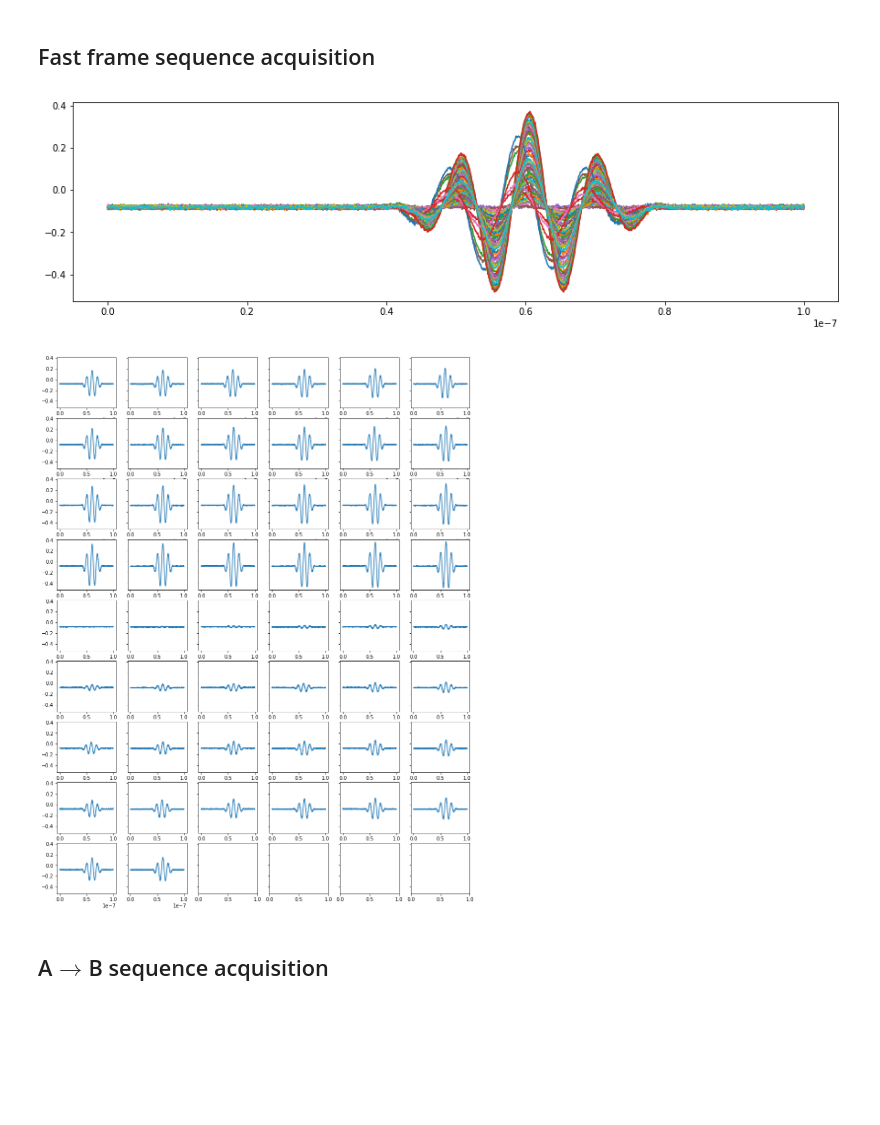
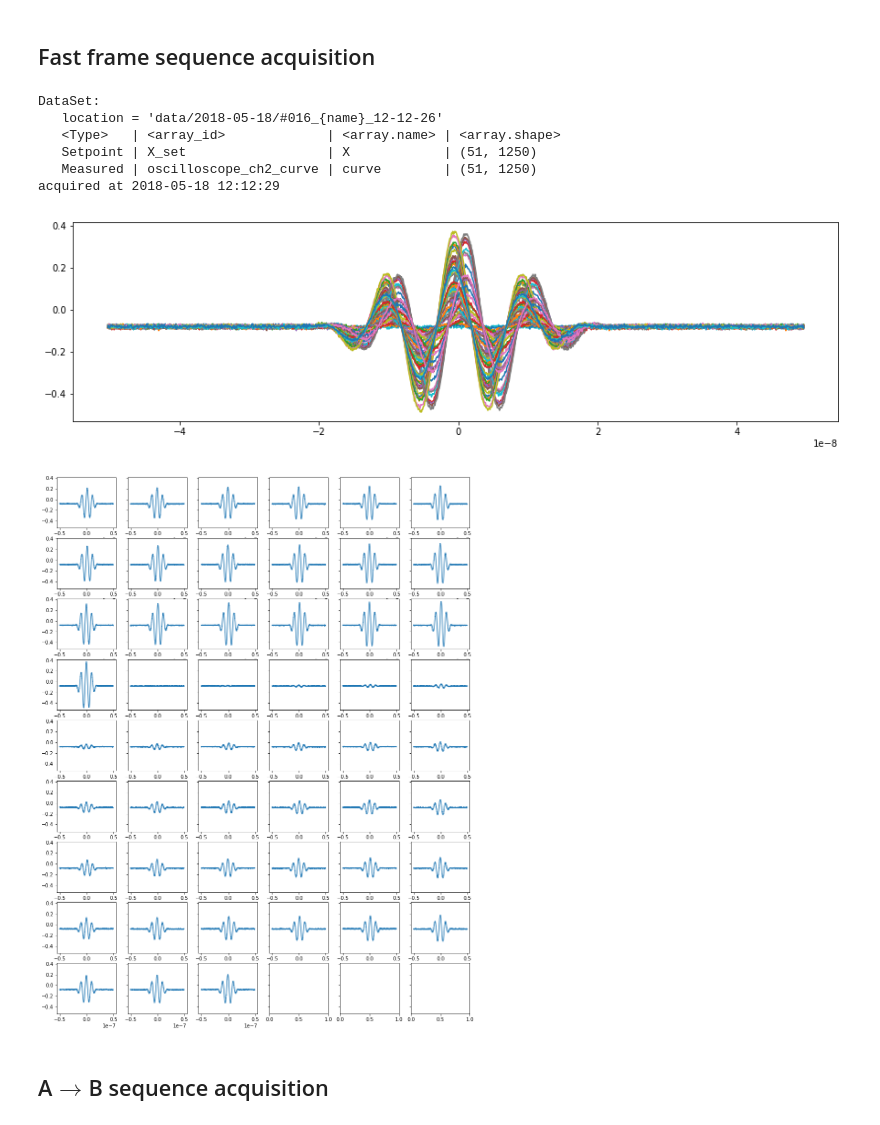
Before and after one commit to joe1gi/Qcodes, a Jupyter notebook: docs/examples/driver_examples/Qcodes example with Tektronix DPO70000.ipynb, the cells around one changed output. Drawn from its saved outputs; the diff is of its cells as text; code cells hidden in the pictures; blank space fills up the shorter version.

Commit message:
Tektronix DPO driver tweaks
* curve returns min/max arrays when peakdetect or envelope are used
* time axis has zero at the trigger point

```diff
--- a/docs/examples/driver_examples/Qcodes example with Tektronix DPO70000.ipynb
+++ b/docs/examples/driver_examples/Qcodes example with Tektronix DPO70000.ipynb
@@ -332,8 +382,6 @@ osc.acq_wfmdbs()
 # %%
-# retrieve histogram counts
-pixmap = channel.pixmap.get()
-setpoints = channel.pixmap.setpoints
-xs, ys = np.broadcast_arrays(setpoints[0][:,None], setpoints[1])
+pixmap = data.arrays[channel.pixmap.full_name]
+xs, ys = np.broadcast_arrays(data.arrays['X_set'][:,None], data.arrays['Y_set'])
 fig, ax = plt.subplots(figsize=(15,4))
-ax.pcolormesh(xs, ys, pixmap, cmap='bone_r')
+ax.pcolormesh(xs, ys, pixmap, cmap='gray_r');
 # %% [output]
@@ -369,7 +423,7 @@ ax.pcolormesh(xs, ys, pixmap, cmap='bone_r')
 # %%
 # retrieve mean of the histogram
-data = channel.curve.get()
-xs = channel.curve.setpoints[0]
+data, = channel.curve.get()
+xs, = channel.curve.setpoints[0]
 fig, ax = plt.subplots(figsize=(15, 4))
 ax.plot(xs, data, '.');
 # %% [output]
@@ -392,5 +440,0 @@ plt.plot(data.T)
-# %%
-data = channel.curve.get()
-xs = channel.curve.setpoints[-1]
-fig, ax = plt.subplots(figsize=(15, 4))
-ax.plot(xs[0], data[0]);
@@ -409,20 +463,29 @@ channel.curve.prepare()
 osc.triggerA.edge_source('aux')
 osc.triggerA.autoset()
 osc.triggerB.state(False)
+# %%
+# retrieve all frames from the instrument
+channel.curve.prepare()
+data = qcodes.Measure(channel.curve).run()
+# %% [output]
+DataSet:
+   location = 'data/2018-05-18/#016_{name}_12-12-26'
+   <Type>   | <array_id>             | <array.name> | <array.shape>
+   Setpoint | X_set                  | X            | (51, 1250)
+   Measured | oscilloscope_ch2_curve | curve        | (51, 1250)
+acquired at 2018-05-18 12:12:29
 # %%
-data = channel.curve.get()
-xss = channel.curve.setpoints[1]
 fig, ax = plt.subplots(figsize=(15,4))
-for xs, trace in zip(xss, data):
+for xs, trace in zip(data.arrays['X_set'], data.arrays[channel.curve.full_name]):
     ax.plot(xs, trace)
 # %% [output]
-[figure, old version]
+[figure, new version]
 # %%
 fig, axes = plt.subplots(9, 6, figsize=(15,20), sharey=True)
-for ax, xs, ys in zip(axes.ravel(), channel.curve.setpoints[1], data):
+for ax, xs, ys in zip(axes.ravel(), data.arrays['X_set'], data.arrays[channel.curve.full_name]):
     ax.plot(xs, ys);
 # %% [output]
-[figure, old version]
+[figure, new version]
 # %% [markdown]
 ## A$\rightarrow$B sequence acquisition
 # %%
```
Also changed, not shown: parts of 29 cells of this notebook, 1 other file.
